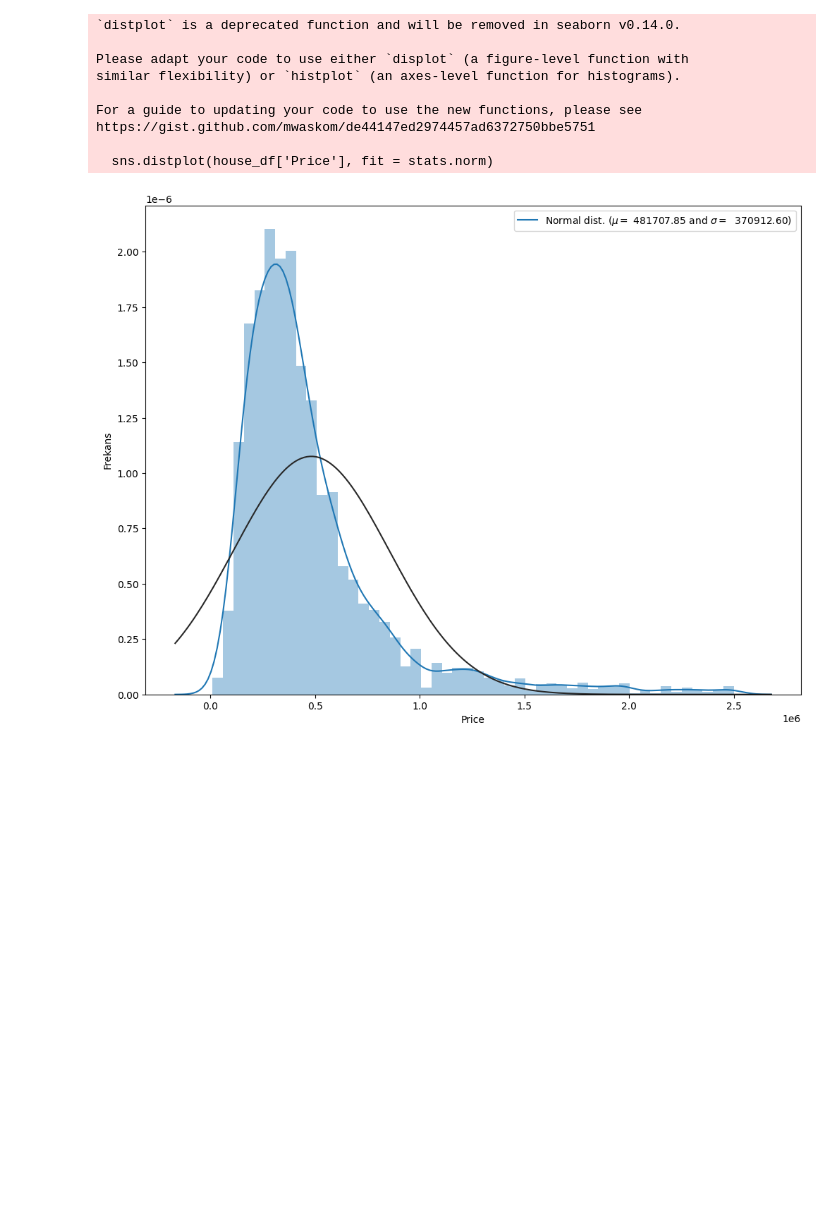
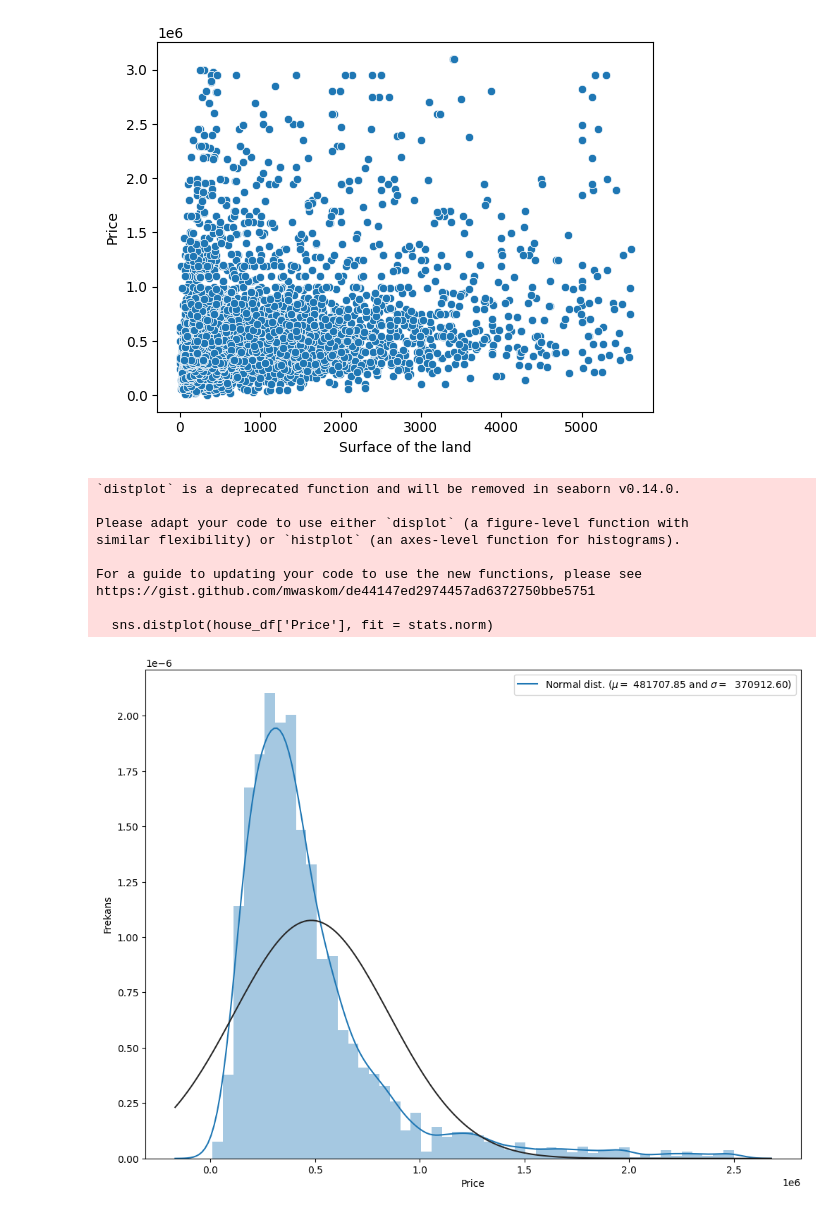
Before and after one commit to Ta-DevSark/challenge-regression, a Jupyter notebook: melike.ipynb, the cells around one changed output. Drawn from its saved outputs; the diff is of its cells as text; code cells hidden in the pictures; blank space fills up the shorter version.

```diff
--- a/melike.ipynb
+++ b/melike.ipynb
@@ -46,3 +44,8 @@ house_df
+# %%
+sns.scatterplot(x='Surface of the land', y="Price", data=house_df)
+plt.show()
+# %% [output]
+[figure, added]
 # %%
 plt.subplots(figsize=(12, 9))
 sns.distplot(house_df['Price'], fit = stats.norm)
```
Also changed, not shown: parts of 8 cells of this notebook, 1 other file.
